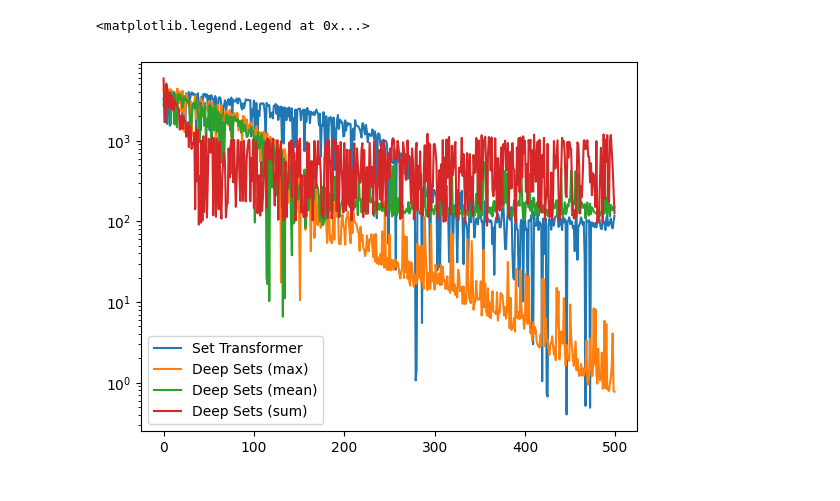
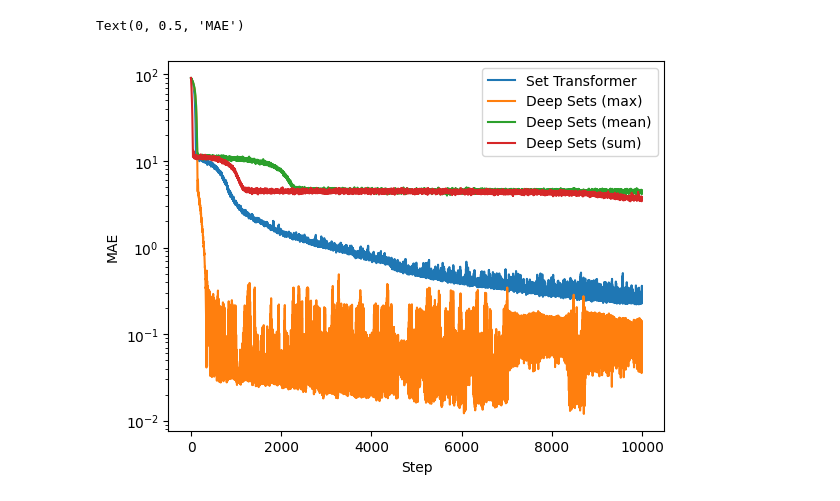
Before and after one commit to stevengogogo/set_transformerx, a Jupyter notebook: notebooks/max_regression_demo.ipynb, the cells around one changed output. Drawn from its saved outputs; the diff is of its cells as text; code cells hidden in the pictures.

Commit message:
add update training

```diff
--- a/notebooks/max_regression_demo.ipynb
+++ b/notebooks/max_regression_demo.ipynb
@@ -15,7 +15,7 @@ def gen_data(batch_size, max_length=10, test=False):
     """
     Generate set problem: find maximum value in a set
     """
-    length = np.random.randint(1, max_length + 1)
+    length = 10#np.random.randint(1, max_length + 1)
     x = np.random.randint(1, 100, (batch_size, length))
     y = np.max(x, axis=1)
     x, y = np.expand_dims(x, axis=2), np.expand_dims(y, axis=1)
@@ -74,32 +74,33 @@ class DeepSet(eqx.Module):
         return x
 
 class SetTransformer(eqx.Module):
-    enc: eqx.nn.Sequential
-    dec: eqx.nn.Sequential
+    blocks: eqx.nn.Sequential
+    pooling: eqx.nn.Sequential
+    out: eqx.nn.Sequential
     def __init__(self):
-        self.enc = eqx.nn.Sequential([
+        self.blocks = [
             SAB(dim_in=1, dim_out=64, num_heads=4),
             SAB(dim_in=64, dim_out=64, num_heads=4),
             SAB(dim_in=64, dim_out=64, num_heads=4)
-        ])
-        self.dec = eqx.nn.Sequential([
-            PMA(dim=64, num_heads=4, num_seeds=1),
-            jax.vmap(eqx.nn.Linear(64, 1, key=jr.PRNGKey(0)))
-        ])
+        ]
+        self.pooling = PMA(dim=64, num_heads=4, num_seeds=1)
+        self.out = eqx.nn.Linear(64, 1, key=jr.PRNGKey(0))
     def __call__(self, x):
-        x = self.enc(x)
-        x = self.dec(x)
+        for b in self.blocks:
+            x = b(x)
+        x = self.pooling(x)
+        x = jax.vmap(self.out)(x)
         return jnp.squeeze(x, axis=-1)
 
 @eqx.filter_jit
 def loss_fn(model, x, y):
     y_pred = jax.vmap(model)(x)
-    return jnp.mean(optax.l2_loss(y_pred, y))
+    return jnp.mean(jnp.abs(y_pred - y))
 
 #_gen_data = lambda length, key: gen_data(batch_size=2**10, length=length, key=key)
 #gen_datas = [jax.jit(lambda key: _gen_data(i, key) ) for i in range(2,10)]
 
-def train(model, key, n_step=500):
+def train(model, key, n_step=10000):
     optim = optax.adam(1e-4)
     opt_state = optim.init(eqx.filter(model, eqx.is_array))
 
@@ -108,48 +109,34 @@ def train(model, key, n_step=500):
     def make_step(model, opt_state, x, y):
         loss, grads = eqx.filter_value_and_grad(loss_fn)(model, x, y)
         updates, opt_state = optim.update(grads, opt_state)
         model = eqx.apply_updates(model, updates)
         return model, opt_state, loss
 
     losses = []
     for _ in tqdm(range(n_step)):
         key, subkey = jr.split(key)
         x, y = gen_data(batch_size=2 ** 10, max_length=10)
         model, opt_state, loss = make_step(model, opt_state, x, y)
         losses.append(loss)
     return model, jnp.array(losses)
 
-def init_linear_weight(model, initializer:jax.nn.initializers, key):
-    def init_fn(weight, key):
-        out, in_ = weight.shape
-        return initializer(key, (out, in_), jnp.float32)
-
-    is_linear = lambda x: isinstance(x, eqx.nn.Linear)
-    get_weights = lambda m: [x.weight
-                            for x in jax.tree_util.tree_leaves(m, is_leaf=is_linear)
-                            if is_linear(x)]
-    weights = get_weights(model)
-    new_weights = [init_fn(weight, subkey)
-                    for weight, subkey in zip(weights, jax.random.split(key, len(weights)))]
-    new_model = eqx.tree_at(get_weights, model, new_weights)
-    return new_model
-
 models = [
     ("Set Transformer", SetTransformer()),
     ("Deep Sets (max)", DeepSet("max", key=jr.PRNGKey(0))),
     ("Deep Sets (mean)", DeepSet("mean", key=jr.PRNGKey(0))),
     ("Deep Sets (sum)", DeepSet("sum", key=jr.PRNGKey(0))),
 ]
 
 for name, model in models:
     key = jr.PRNGKey(0)
     ks = jr.split(key, 2)
-    model = init_linear_weight(model, jax.nn.initializers.glorot_uniform(), jr.PRNGKey(0))
     model, losses = train(model, key)
     plt.plot(losses, label=name)
 
 plt.yscale("log")
 plt.legend()
+plt.xlabel("Step")
+plt.ylabel("MAE")
 # %% [output]
-<matplotlib.legend.Legend at 0x...>
+Text(0, 0.5, 'MAE')
-[figure, old version]
+[figure, new version]
```
Also changed, not shown: parts of 1 cell of this notebook.
